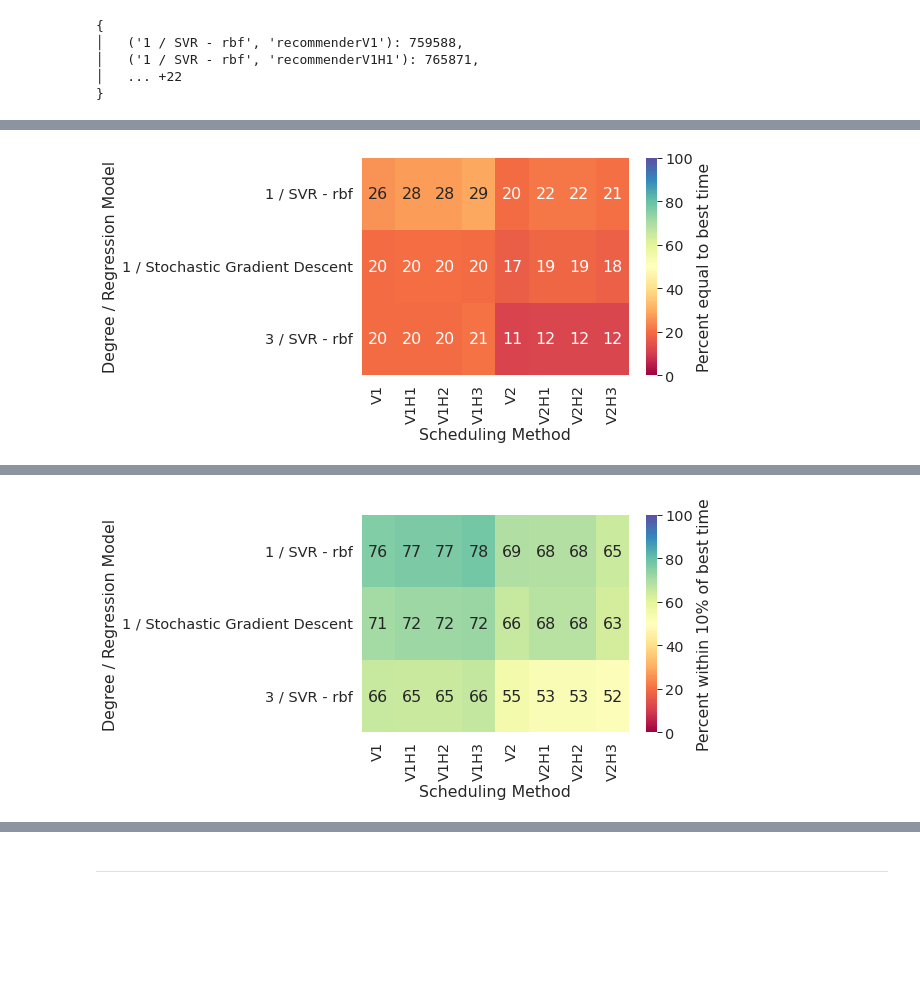
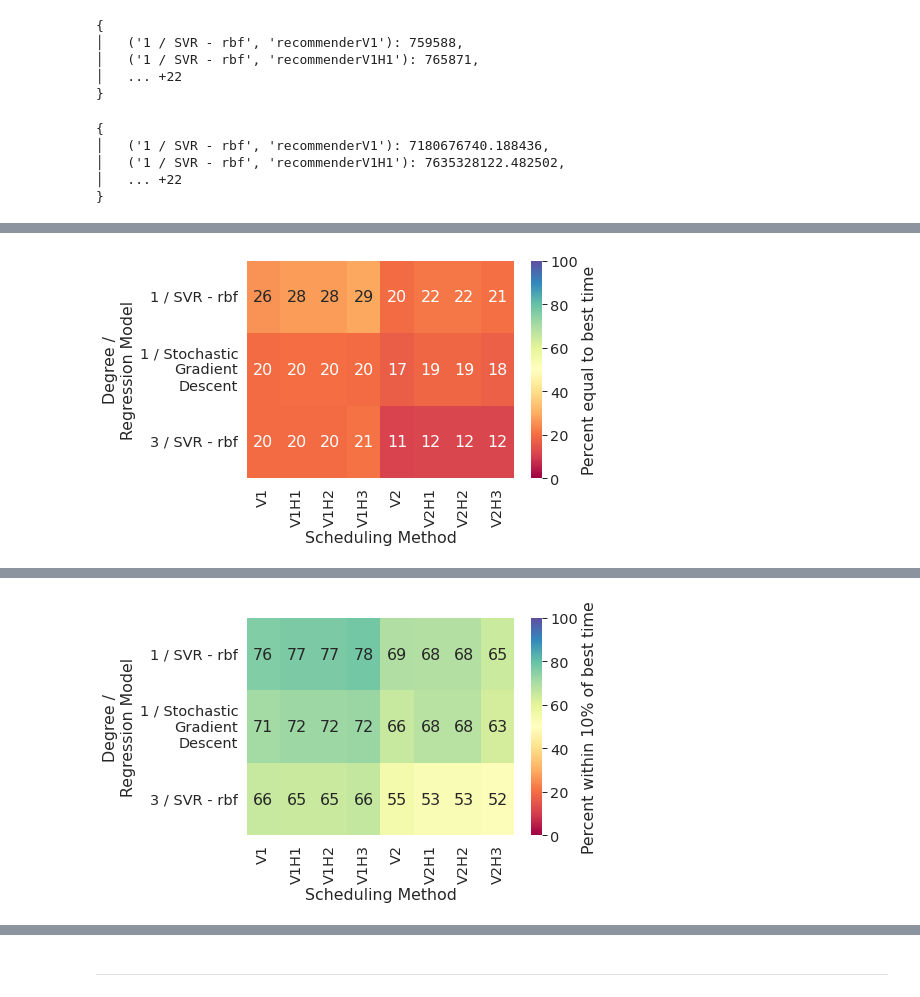
Before and after one commit to Sheypex/ba_proto, a Jupyter notebook: py/graphics.ipynb, the cells around one changed output, grey strips where cells are left out. Saved outputs shown, nothing was run; the diff lists cells and outputs as text; code cells hidden in the pictures; blank space fills up the shorter version.

Commit message:
graphics

```diff
--- a/py/graphics.ipynb
+++ b/py/graphics.ipynb
@@ -342,4 +345,6 @@ pprint(regModels)
 ]
 # %%
 regModelMethodScores = getRegModelMethodScores("regModelMethodScores.pickle", bigtable)
+# %%
+regModelMethodDiffs = getRegModelMethodScores("regModelMethodDiffs.pickle", bigtable, crit=lambda a, b, c: True, scorer=lambda cur, mini, tol: abs(cur - mini))
 # %%
@@ -440,3 +460,8 @@ save_plot(fig, "heatmap10P", bbox_inches="tight")
 plt.show()
 # %% [output]
 [figure]
+# %%
+regModelMethodDiffsDF = pds.DataFrame(index=regModels, columns=methods, dtype=float)
+for rm, s in regModelMethodDiffs.items():
+    rM, meth = rm
+    regModelMethodDiffsDF.loc[rM, meth] = s
@@ -443,10 +505,10 @@ plt.show()
 # %% [markdown]
 ------
 # %%
-tmp = cvBigtable[cvBigtable.regModel != "N/A"]
-clusters = tmp.cluster.unique()
-regModels = tmp.regModel.unique()
-methods = tmp.method.unique()
-del tmp
+#tmp = cvBigtable[cvBigtable.regModel != "N/A"]
+#clusters = tmp.cluster.unique()
+regModels = ['1 / SVR - rbf', '1 / Stochastic Gradient Descent', '3 / SVR - rbf']  #tmp.regModel.unique()
+#methods = tmp.method.unique()
+#del tmp
 # %%
 confs = dict()
@@ -477,10 +539,20 @@ pprint(regModels)
 # %%
 cvScores = dict()
 cv10PScores = dict()
+cvDiffs = dict()
 j = 1
-for i, d in cvBigtable[cvBigtable.regModel != "N/A"].groupby(["cvSplit","ukSplit"]):
+for i in itertools.product(wfNames, wfNames):  #,d in cvBigtable[cvBigtable.regModel != "N/A"].groupby(["cvSplit","ukSplit"]):
+    if i[0] == i[1]:
+        continue
     rc.log(j, i)
-    cvScores[i] = getRegModelMethodScores(f"cvRegModelMethodScores_CV-{i[0]}_U-{i[1]}.pickle", d.drop(["cvSplit","ukSplit"], axis=1))
-    cv10PScores[i] = getRegModelMethodScores(f"cvRegModelMethodScores10P_CV-{i[0]}_U-{i[1]}.pickle", d.drop(["cvSplit","ukSplit"], axis=1), tol=lambda cur, mini: 10*mini/100)
-    j+=1
+    cvScores[i] = getRegModelMethodScores(f"cvRegModelMethodScores_CV-{i[0]}_U-{i[1]}.pickle",
+                                          None  #d.drop(["cvSplit","ukSplit"], axis=1)
+                                          )
+    cv10PScores[i] = getRegModelMethodScores(f"cvRegModelMethodScores10P_CV-{i[0]}_U-{i[1]}.pickle",
+                                             None,  #d.drop(["cvSplit","ukSplit"], axis=1),
+                                             tol=lambda cur, mini: 10 * mini / 100)
+    cvDiffs[i] = getRegModelMethodScores(f"cvRegModelMethodDiffs_CV-{i[0]}_U-{i[1]}.pickle",
+                                         None,  #d.drop(["cvSplit","ukSplit"], axis=1), crit=lambda a, b, c: True, scorer=lambda cur, mini, tol: abs(cur - mini)
+                                         )
+    j += 1
 # %% [output]
@@ -567,6 +660,14 @@ cvRegModelMethodScores10P
 │   ('1 / SVR - rbf', 'recommenderV1H1'): 765871,
 │   ... +22
 }
+# %%
+cvRegModelMethodDiffs
+# %% [output]
+{
+│   ('1 / SVR - rbf', 'recommenderV1'): 7180676740.188436,
+│   ('1 / SVR - rbf', 'recommenderV1H1'): 7635328122.482502,
+│   ... +22
+}
 # %%
 cvRegModelMethodScoresDF = pds.DataFrame(index=regModels, columns=methods, dtype=float)
 for rm, s in cvRegModelMethodScores.items():
@@ -581,24 +682,26 @@ cvRegModelMethodScoresDF
 | 3 / SVR - rbf | 197748.0 | 196185.0 | 196185.0 | 208983.0 | 111865.0 | 120898.0 | ... |
 # %%
 # normalize
-total = 20*50_000
-tmp = cvRegModelMethodScoresDF.transform(lambda x: 100*x/total)
+total = 20 * 50_000
+tmp = cvRegModelMethodScoresDF.transform(lambda x: 100 * x / total)
 #
+#plt.figure(figsize=(7,3))
 ax = sns.heatmap(tmp,
                  cmap="Spectral",
                  xticklabels=[c.replace("recommender", "") for c in cvRegModelMethodScoresDF.columns],
-                 cbar_kws={"label":"Percent equal to best time"},
+                 cbar_kws={"label": "Percent equal to best time"},
                  vmin=0,
                  vmax=100,
                  annot=True,
                  robust=True)
 plt.xlabel("Scheduling Method")
-plt.ylabel("Degree / Regression Model")
+plt.ylabel("Degree /\nRegression Model")
+ax.set_yticklabels(["\n".join(textwrap.wrap(t.get_text(), 15)) for t in ax.get_yticklabels()])
 fig = ax.get_figure()
 save_plot(fig, "cvHeatmapBIS", bbox_inches="tight")
 plt.show()
 # %% [output]
-[figure, old version]
+[figure, new version]
 # %%
 cvRegModelMethodScores10PDF = pds.DataFrame(index=regModels, columns=methods, dtype=float)
 for rm, s in cvRegModelMethodScores10P.items():
@@ -613,21 +716,23 @@ cvRegModelMethodScores10PDF
 | 3 / SVR - rbf | 656111.0 | 650994.0 | 650994.0 | 658911.0 | 550538.0 | 529632.0 | ... |
 # %%
 # normalize
-total = 20*50_000
-tmp = cvRegModelMethodScores10PDF.transform(lambda x: 100*x/total)
+total = 20 * 50_000
+tmp = cvRegModelMethodScores10PDF.transform(lambda x: 100 * x / total)
 #
+#plt.figure(figsize=(5.5,2.2))
 ax = sns.heatmap(tmp,
                  cmap="Spectral",
                  xticklabels=[c.replace("recommender", "") for c in cvRegModelMethodScores10PDF.columns],
-                 cbar_kws={"label":"Percent within 10% of best time"},
+                 cbar_kws={"label": "Percent within 10% of best time"},
                  vmin=0,
                  vmax=100,
                  annot=True,
                  robust=True)
 plt.xlabel("Scheduling Method")
-plt.ylabel("Degree / Regression Model")
+plt.ylabel("Degree /\nRegression Model")
+ax.set_yticklabels(["\n".join(textwrap.wrap(t.get_text(), 15)) for t in ax.get_yticklabels()])
 fig = ax.get_figure()
-save_plot(fig, "heatmap10P", bbox_inches="tight")
+save_plot(fig, "cvHeatmap10P", bbox_inches="tight")
 plt.show()
 # %% [output]
-[figure, old version]
+[figure, new version]
```
Also changed, not shown: parts of 67 cells of this notebook, 44 other files.
